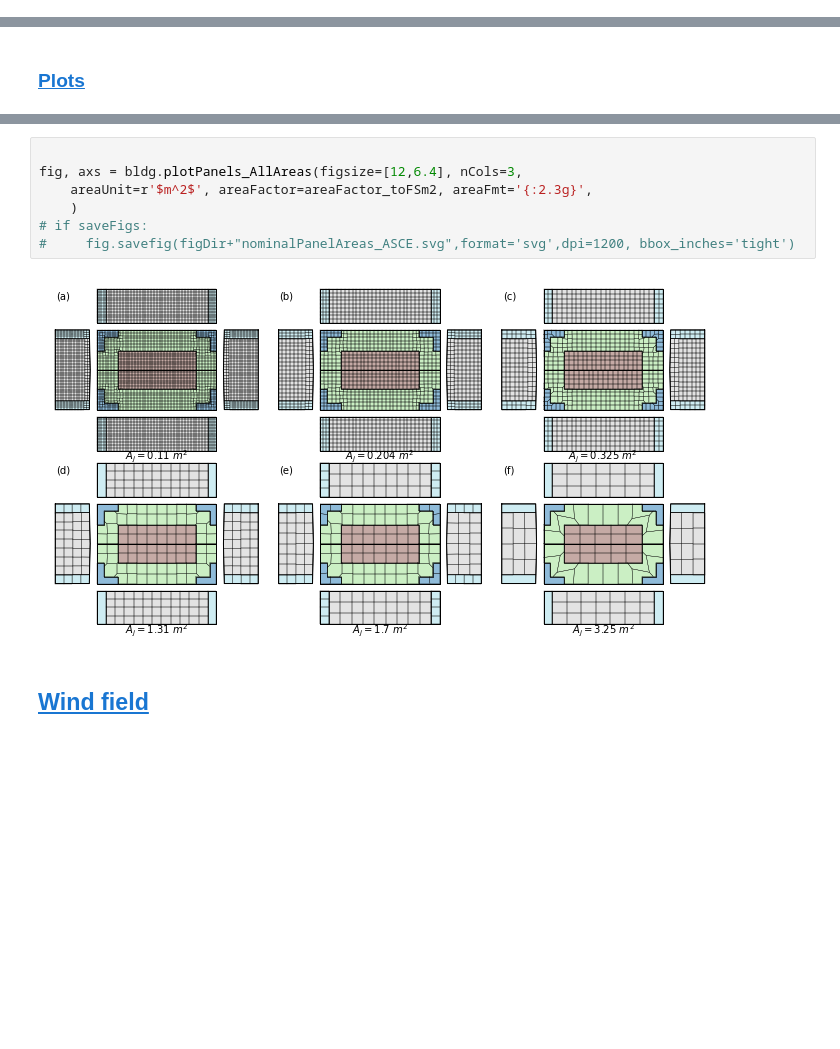
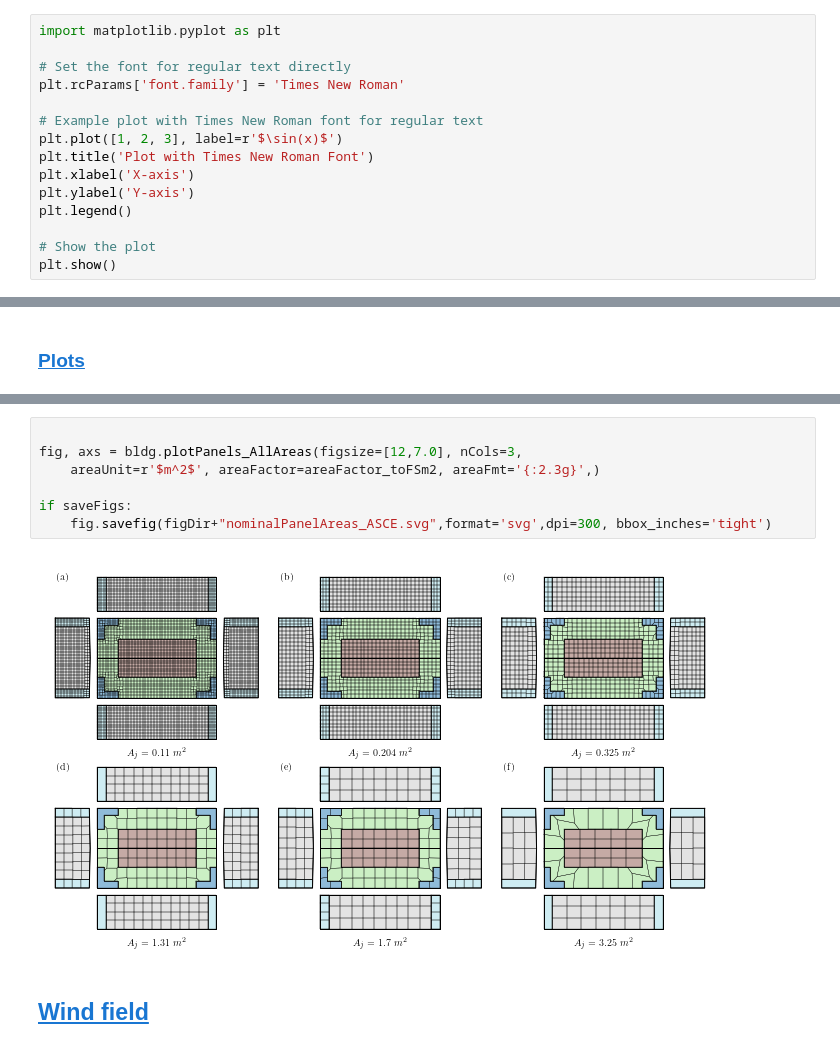
Before and after one commit to Tsinuel/windCalc, a Jupyter notebook: src/notebooks/CandC_load/main.infl.t5.r2.s2.ipynb, the cells around one changed output, grey strips where cells are left out. Cells and saved outputs as stored; diff of their text form; blank space fills up the shorter version.

```diff
--- a/src/notebooks/CandC_load/main.infl.t5.r2.s2.ipynb
+++ b/src/notebooks/CandC_load/main.infl.t5.r2.s2.ipynb
@@ -53,0 +80,15 @@ from matplotlib.ticker import FuncFormatter
+# %%
+import matplotlib.pyplot as plt
+
+# Set the font for regular text directly
+plt.rcParams['font.family'] = 'Times New Roman'
+
+# Example plot with Times New Roman font for regular text
+plt.plot([1, 2, 3], label=r'$\sin(x)$')
+plt.title('Plot with Times New Roman Font')
+plt.xlabel('X-axis')
+plt.ylabel('Y-axis')
+plt.legend()
+
+# Show the plot
+plt.show()
@@ -384,12 +427,12 @@ ax.axis('off')
 # %%
 
-fig, axs = bldg.plotPanels_AllAreas(figsize=[12,6.4], nCols=3,
-    areaUnit=r'$m^2$', areaFactor=areaFactor_toFSm2, areaFmt='{:2.3g}',
-    )
-# if saveFigs:
-#     fig.savefig(figDir+"nominalPanelAreas_ASCE.svg",format='svg',dpi=1200, bbox_inches='tight')
+fig, axs = bldg.plotPanels_AllAreas(figsize=[12,7.0], nCols=3,
+    areaUnit=r'$m^2$', areaFactor=areaFactor_toFSm2, areaFmt='{:2.3g}',)
+
+if saveFigs:
+    fig.savefig(figDir+"nominalPanelAreas_ASCE.svg",format='svg',dpi=300, bbox_inches='tight')
 # %% [output]
-[figure, old version]
+[figure, new version]
 # %% [markdown]
 ## <a id='toc1_3_'></a>[Wind field](#toc0_)
 # %% [markdown]
```
Also changed, not shown: parts of 22 cells of this notebook, 4 other files.
